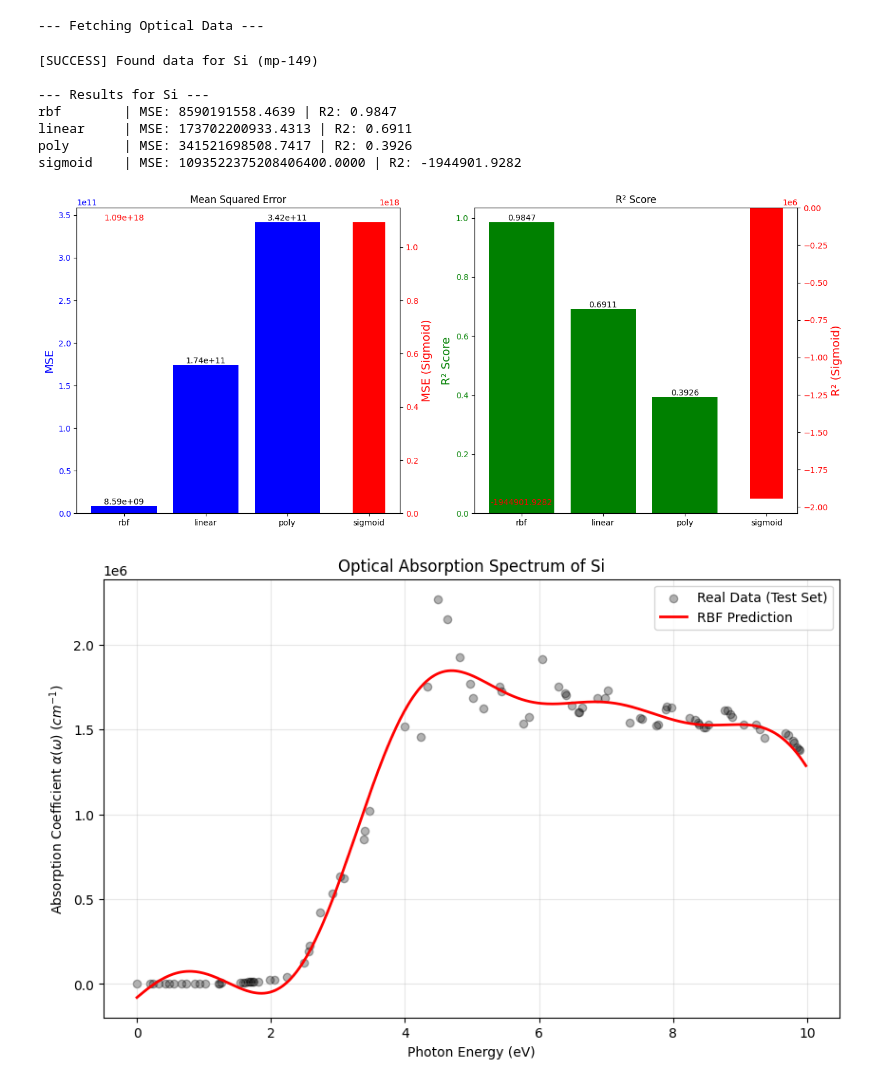
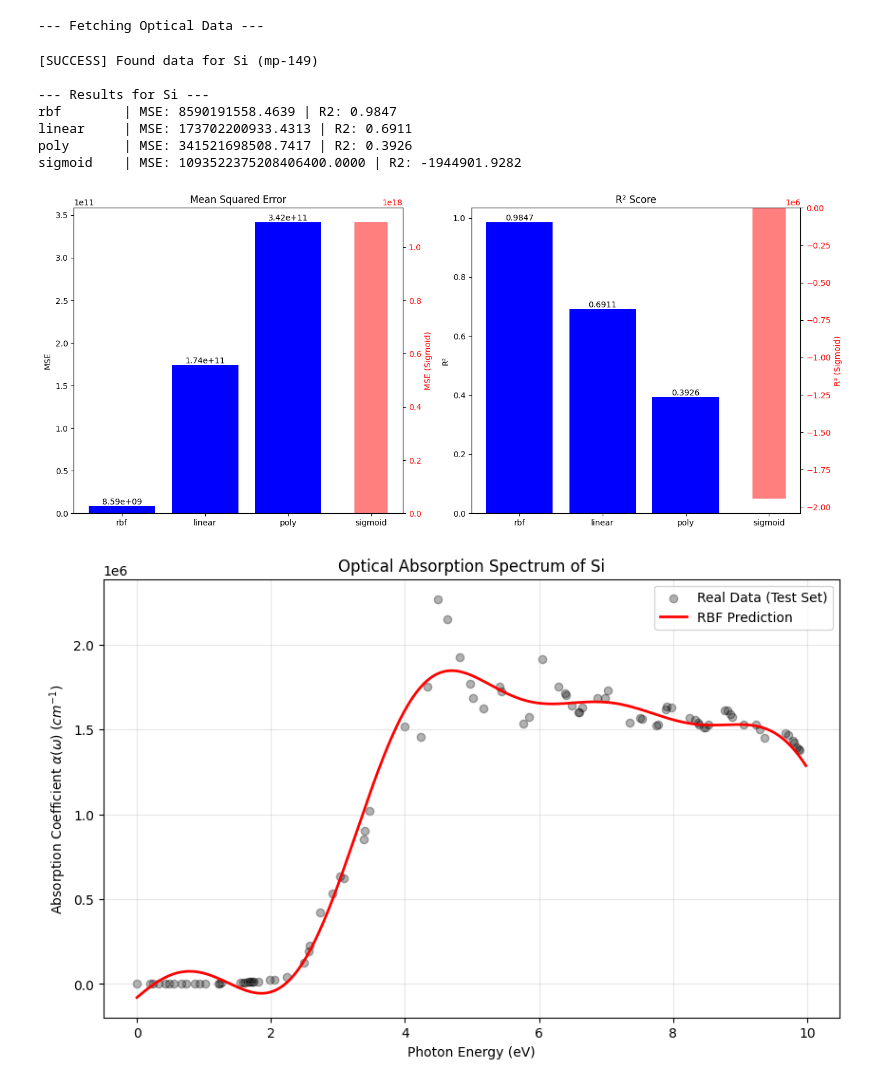
Before and after one commit to renatawong/svm-kernels-as-quantum-propagators, a Jupyter notebook: optical_absorption_spectra.ipynb, the cells around one changed output. Drawn from its saved outputs; the diff is of its cells as text; code cells hidden in the pictures.

```diff
--- a/optical_absorption_spectra.ipynb
+++ b/optical_absorption_spectra.ipynb
@@ -110,82 +110,89 @@ for k in kernels:
 # -----------------------------------------------------------------------------
 fig, (ax1, ax2) = plt.subplots(1, 2, figsize=(14, 6))
 
-# --- Plot MSE ---
-mse_vals = [results[k]['MSE'] for k in kernels if k != 'sigmoid']
-mse_sig = results['sigmoid']['MSE']
-names_no_sig = [k for k in kernels if k != 'sigmoid']
+names = [k for k in kernels if k != 'sigmoid']
+mse_vals = [results[k]['MSE'] for k in names]
+r2_vals = [results[k]['R2'] for k in names]
+colors = ['blue' if 'custom' not in k else 'purple' for k in names]
 
-# Main bars (RBF, Linear, Poly)
-bars1 = ax1.bar(names_no_sig, mse_vals, color='blue', label='Standard Kernels')
-ax1.set_ylabel('MSE', color='blue', fontsize=14)
-ax1.tick_params(axis='y', labelcolor='blue')
+# MSE
+bars1 = ax1.bar(names, mse_vals, color=colors)
 ax1.set_title("Mean Squared Error")
+ax1.set_ylabel("MSE")
+for bar in bars1:
+    val = bar.get_height()
+    va = 'bottom' if val >= 0 else 'top'
+    y_pos = val if val >= 0 else val - 0.05
+    ax1.text(bar.get_x() + bar.get_width()/2, y_pos, f"{val:.2e}", ha='center', va='bottom')
+    #ax1.text(bar.get_x() + bar.get_width()/2, bar.get_height(), f"{bar.get_height():.4f}", ha='center', va='bottom')
 
-# Add labels
-for bar in bars1:
-    ax1.text(bar.get_x() + bar.get_width()/2, bar.get_height(), f"{bar.get_height():.2e}",
-             ha='center', va='bottom')
+# Sigmoid MSE (Twin)
+if 'sigmoid' in results:
+    ax1t = ax1.twinx()
+    ax1t.bar(['sigmoid'], [results['sigmoid']['MSE']], color='red', width=0.4, alpha=0.5)
+    ax1t.set_ylabel("MSE (Sigmoid)", color='red')
+    ax1t.tick_params(axis='y', labelcolor='red')
 
-# Sigmoid on Twin Axis
-ax1_twin = ax1.twinx()
-bar_sig = ax1_twin.bar(['sigmoid'], [mse_sig], color='red', width=0.4, label='Sigmoid')
-ax1_twin.set_ylabel('MSE (Sigmoid)', color='red', fontsize=14)
-ax1_twin.tick_params(axis='y', labelcolor='red')
-ax1_twin.text(0, mse_sig, f"{mse_sig:.2e}", ha='center', va='bottom', color='red')
+# R2
+bars2 = ax2.bar(names, r2_vals, color=colors)
+ax2.set_title("R² Score")
+ax2.set_ylabel("R²")
+for bar in bars2:
+    val = bar.get_height()
+    va = 'bottom' if val >= 0 else 'top'
+    y_pos = val if val >= 0 else val - 0.05
+    ax2.text(bar.get_x() + bar.get_width()/2, y_pos, f"{val:.4f}", ha='center', va='bottom')
 
-# --- Plot R2 ---
-r2_vals = [results[k]['R2'] for k in kernels if k != 'sigmoid']
-r2_sig = results['sigmoid']['R2']
-
-# Main bars
-bars2 = ax2.bar(names_no_sig, r2_vals, color='green', label='Standard Kernels')
-ax2.set_ylabel('R² Score', color='green', fontsize=14)
-ax2.tick_params(axis='y', labelcolor='green')
-ax2.set_title("R² Score")
-
-for bar in bars2:
-    ax2.text(bar.get_x() + bar.get_width()/2, bar.get_height(), f"{bar.get_height():.4f}",
-             ha='center', va='bottom')
-
-# Sigmoid on Twin Axis
-ax2_twin = ax2.twinx()
-bar_sig2 = ax2_twin.bar(['sigmoid'], [r2_sig], color='red', width=0.4)
-ax2_twin.set_ylabel('R² (Sigmoid)', color='red', fontsize=14)
-ax2_twin.tick_params(axis='y', labelcolor='red')
-ax2_twin.text(0, r2_sig, f"{r2_sig:.4f}", ha='center', va='top', color='red')
+# Sigmoid R2 (Twin)
+if 'sigmoid' in results:
+    ax2t = ax2.twinx()
+    ax2t.bar(['sigmoid'], [results['sigmoid']['R2']], color='red', width=0.4, alpha=0.5)
+    ax2t.set_ylabel("R² (Sigmoid)", color='red')
+    ax2t.tick_params(axis='y', labelcolor='red')
 
 plt.tight_layout()
 plt.savefig("optical_metrics_comparison.png")
 plt.show()
+
+
+
+
+
+
+
+
+
+
+# HERE
 
 # -----------------------------------------------------------------------------
 # 5. PLOT PREDICTION CURVE
 # -----------------------------------------------------------------------------
 plt.figure(figsize=(10, 6))
 plt.scatter(X_test, y_test, color='black', alpha=0.3, label='Real Data (Test Set)')
 
 # RBF Prediction
 model_rbf = SVR(kernel='rbf', C=100, gamma='scale')
 model_rbf.fit(X_train_scaled, y_train_scaled)
 X_grid = np.linspace(X.min(), X.max(), 500).reshape(-1, 1)
 y_grid = scaler_y.inverse_transform(model_rbf.predict(scaler_X.transform(X_grid)).reshape(-1, 1))
 
 plt.plot(X_grid, y_grid, color='red', linewidth=2, label='RBF Prediction')
 plt.title(f"Optical Absorption Spectrum of {formula_used}")
 plt.xlabel("Photon Energy (eV)")
 plt.ylabel(r"Absorption Coefficient $\alpha(\omega)$ ($cm^{-1}$)")
 plt.legend()
 plt.grid(True, alpha=0.3)
 plt.savefig("optical_spectrum_curve.png")
 plt.show()
 # %% [output]
 --- Fetching Optical Data ---
 [SUCCESS] Found data for Si (mp-149)
 
 --- Results for Si ---
 rbf        | MSE: 8590191558.4639 | R2: 0.9847
 linear     | MSE: 173702200933.4313 | R2: 0.6911
 poly       | MSE: 341521698508.7417 | R2: 0.3926
 sigmoid    | MSE: 1093522375208406400.0000 | R2: -1944901.9282
-[figure, old version]
+[figure, new version]
 [figure]
```
